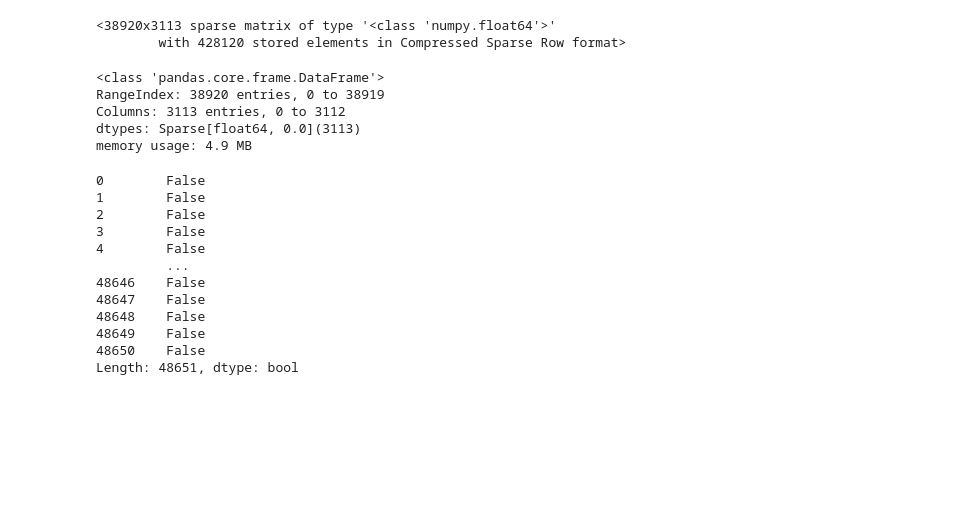
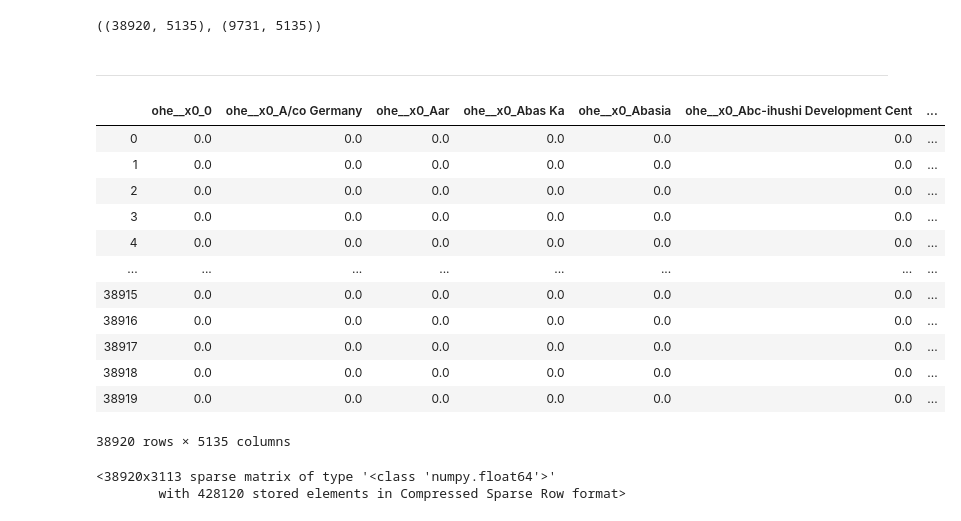
Before and after one commit to rashidbaset/Module3_Project, a Jupyter notebook: Modeling_AWedits.ipynb, the cells around one changed output. Drawn from its saved outputs; the diff is of its cells as text; code cells hidden in the pictures; blank space fills up the shorter version.

Commit message:
started modeling

```diff
--- a/Modeling_AWedits.ipynb
+++ b/Modeling_AWedits.ipynb
@@ -59,6 +61,7 @@ memory usage: 8.3+ MB
 y = df['status_group']
 X = df.drop(columns='status_group')
 # %%
-cols = X.select_dtypes(include=['object','bool']).columns.tolist()
-cols
+cat_cols = X.select_dtypes(include=['object','bool']).columns.tolist()
+cont_cols = X.select_dtypes(include=['int64','float64']).columns.tolist()
+cat_cols,cont_cols
 # %% [output]
@@ -84,3 +86,3 @@ col_arr = pd.Series(cols).array
 # %%
-for col in cols:
+for col in cat_cols:
     X[col] = X[col].astype('category')
@@ -173,15 +100,15 @@ X_train
 ## create an encoder object. This will help us to convert
 ## categorical variables to new columns
 ss = StandardScaler()
-encoder = OneHotEncoder(handle_unknown= 'error',
-                        drop='array',
+encoder = OneHotEncoder(handle_unknown= 'ignore',
+                        #drop='first',
                         categories= 'auto')
 
 ## Create an columntransformer object.
 ## This will help us to merge transformed columns
 ## with the rest of the dataset.
 
-ct = ColumnTransformer(transformers =[('ohe', encoder)],
+ct = ColumnTransformer(transformers =[('ohe', encoder, cat_cols)], #('scaler', ss, cont_cols)],
                                     remainder= ss)
-ct.fit_transform(X_train)
-X = ct.transform(X_test)
+X_train_ohe = ct.fit_transform(X_train)
+X_test_ohe = ct.transform(X_test)
@@ -236 +119,25 @@ memory usage: 12.5+ MB
+# %%
+X_train_ohe.shape, X_test_ohe.shape
+# %% [output]
+((38920, 5135), (9731, 5135))
+# %% [markdown]
+---
+# %%
+X_train_trans = pd.DataFrame(X_train_ohe.toarray(),columns=cats_ohe+cont_cols)
+# %%
+X_train_trans
+# %% [output]
+|  | ohe__x0_0 | ohe__x0_A/co Germany | ohe__x0_Aar | ohe__x0_Abas Ka | ohe__x0_Abasia | ohe__x0_Abc-ihushi Development Cent | ... |
+| 0 | 0.0 | 0.0 | 0.0 | 0.0 | 0.0 | 0.0 | ... |
+| 1 | 0.0 | 0.0 | 0.0 | 0.0 | 0.0 | 0.0 | ... |
+| 2 | 0.0 | 0.0 | 0.0 | 0.0 | 0.0 | 0.0 | ... |
+| 3 | 0.0 | 0.0 | 0.0 | 0.0 | 0.0 | 0.0 | ... |
+| 4 | 0.0 | 0.0 | 0.0 | 0.0 | 0.0 | 0.0 | ... |
+| ... | ... | ... | ... | ... | ... | ... | ... |
+| 38915 | 0.0 | 0.0 | 0.0 | 0.0 | 0.0 | 0.0 | ... |
+| 38916 | 0.0 | 0.0 | 0.0 | 0.0 | 0.0 | 0.0 | ... |
+| 38917 | 0.0 | 0.0 | 0.0 | 0.0 | 0.0 | 0.0 | ... |
+| 38918 | 0.0 | 0.0 | 0.0 | 0.0 | 0.0 | 0.0 | ... |
+| 38919 | 0.0 | 0.0 | 0.0 | 0.0 | 0.0 | 0.0 | ... |
+38920 rows × 5135 columns
 # %%
@@ -262,8 +168,0 @@ X_train_tran = pd.DataFrame.sparse.from_spmatrix(X_train_tran)
-# %%
-logistic, random forest, xboost, (confusion, class report, metric (top 2 or 3) hypter par tune top models. 2 adequate. which one is more simplistic if approx same value.)
-# %% [output]
-<class 'pandas.core.frame.DataFrame'>
-RangeIndex: 38920 entries, 0 to 38919
-Columns: 3113 entries, 0 to 3112
-dtypes: Sparse[float64, 0.0](3113)
-memory usage: 4.9 MB
@@ -272,15 +168,0 @@ sub = '2011-03-28'
-# %%
-df['']
-# %% [output]
-0        False
-1        False
-2        False
-3        False
-4        False
-         ...
-48646    False
-48647    False
-48648    False
-48649    False
-48650    False
-Length: 48651, dtype: bool
```
Also changed, not shown: parts of 38 cells of this notebook.
